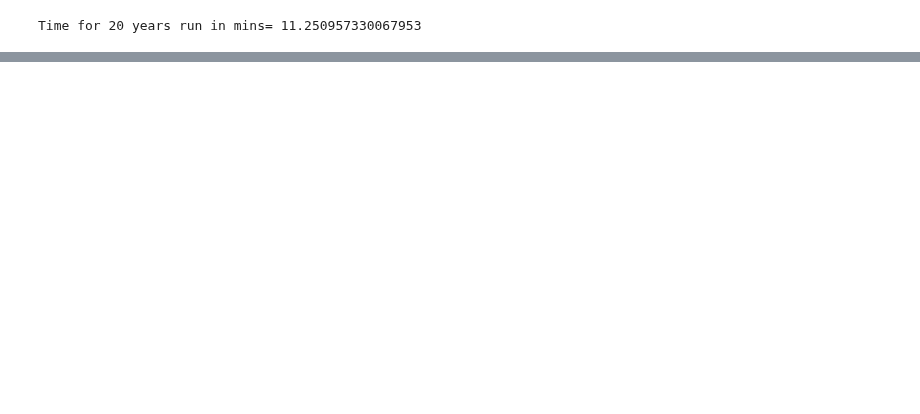
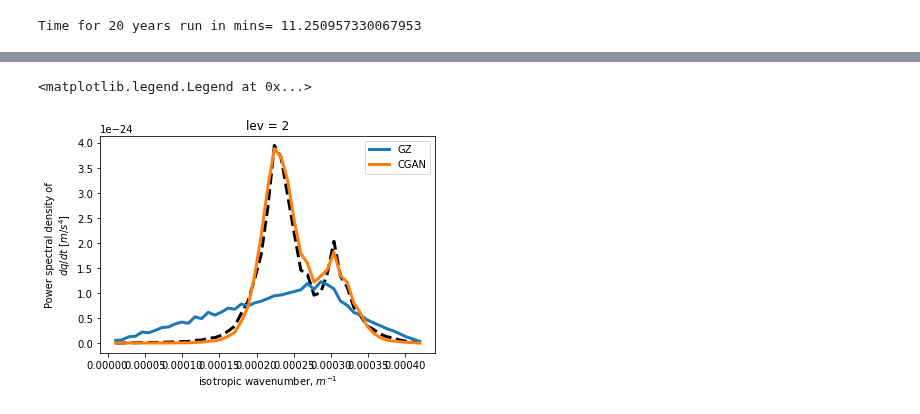
Before and after one commit to m2lines/pyqg_generative, a Jupyter notebook: notebooks/parameterization.ipynb, the cells around one changed output, grey strips where cells are left out. Saved outputs shown, nothing was run; the diff lists cells and outputs as text; code cells hidden in the pictures; blank space fills up the shorter version.

```diff
--- a/notebooks/parameterization.ipynb
+++ b/notebooks/parameterization.ipynb
@@ -284,0 +297,9 @@ Time for 20 years run in mins= 11.250957330067953
+# %%
+z = 1
+cgan.PSD_res.isel(lev=z).plot(lw=3, color='k', ls='--')
+gz.PSD_gen_res.isel(lev=z).plot(lw=3, label='GZ')
+cgan.PSD_gen_res.isel(lev=z).plot(lw=3, label='CGAN')
+plt.legend()
+# %% [output]
+<matplotlib.legend.Legend at 0x...>
+[figure, added]
```
Also changed, not shown: parts of 8 cells of this notebook.
